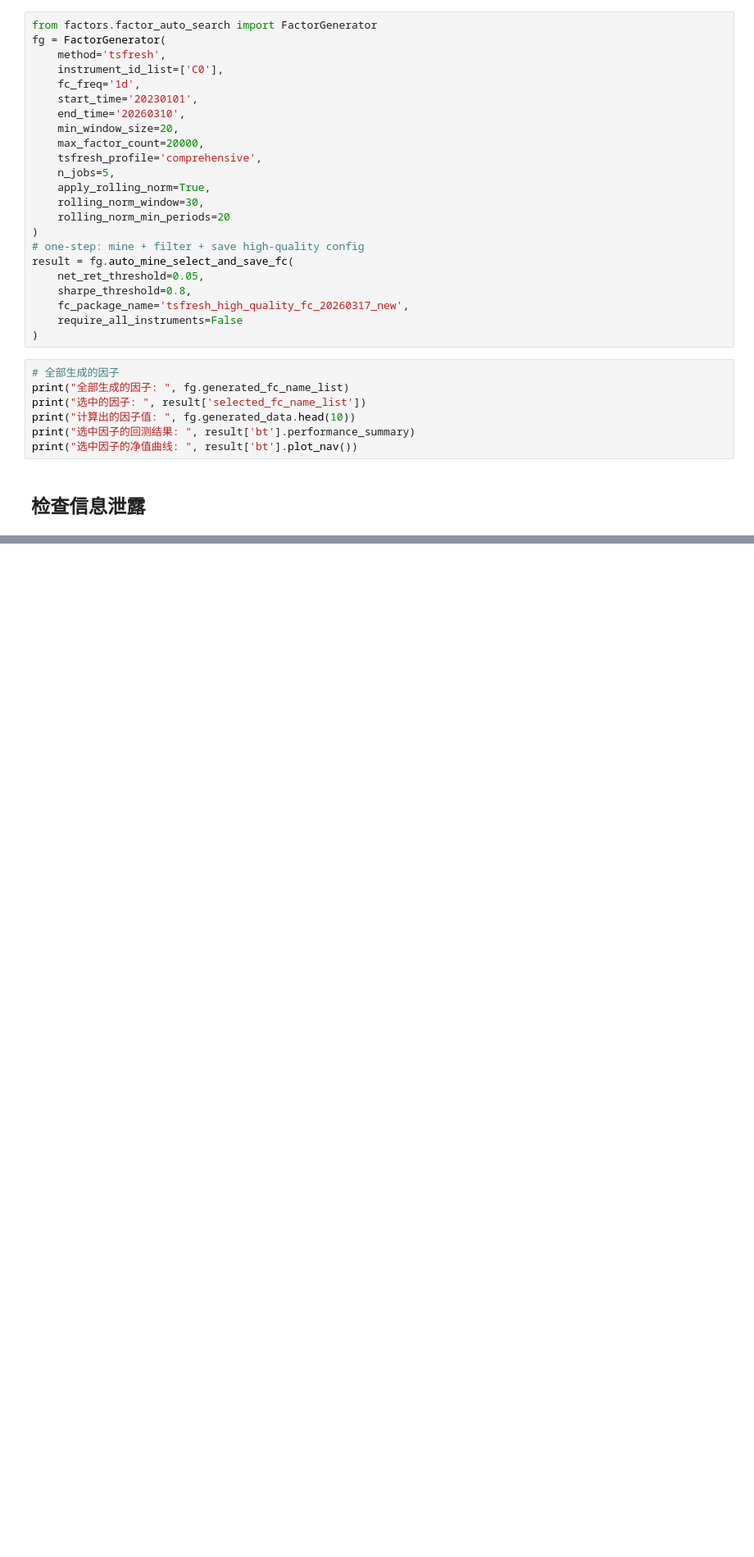
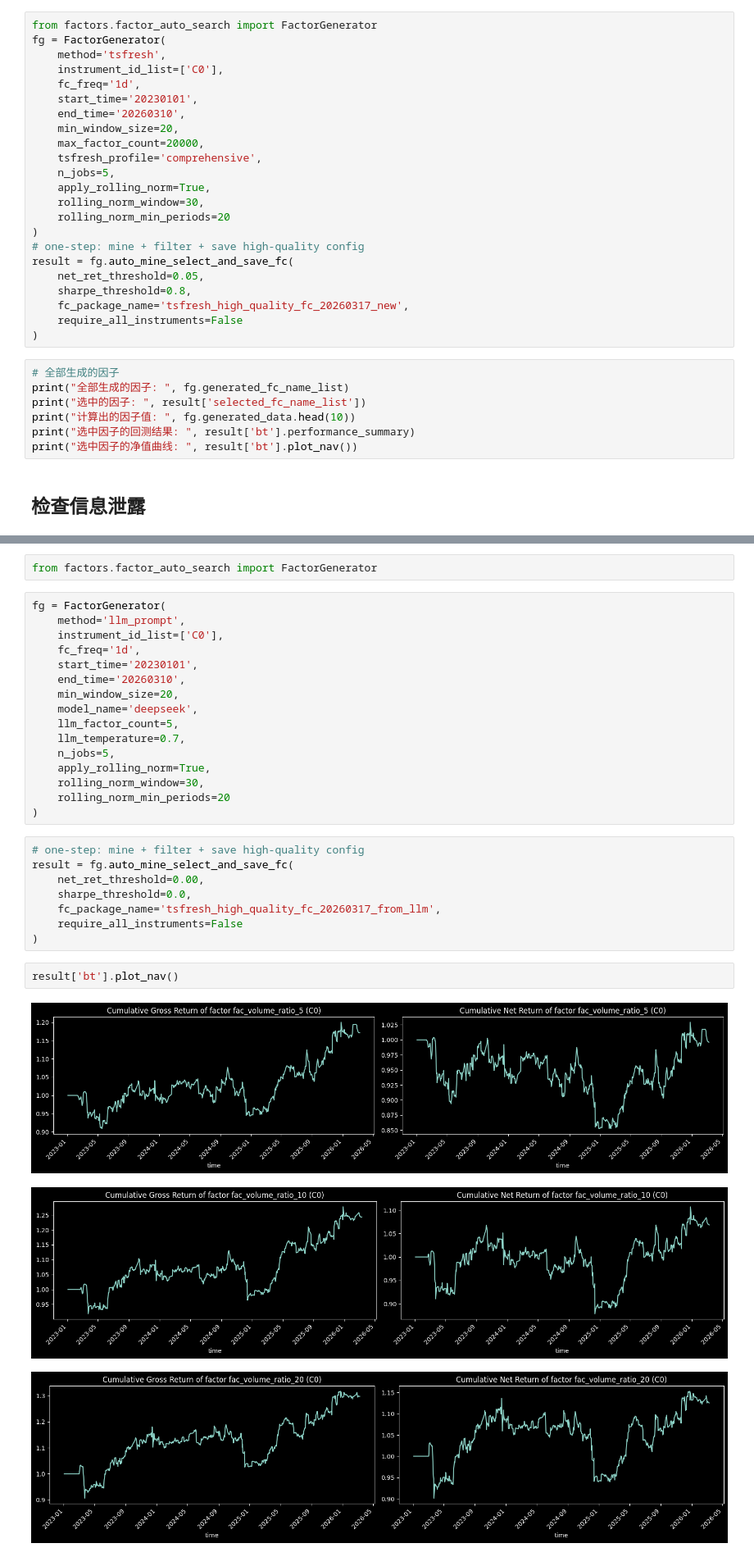
Before and after one commit to leoweng111/lionet, a Jupyter notebook: notebook/test_20260315.ipynb, the cells around one changed output, grey strips where cells are left out. Shown at 82% size. Drawn from its saved outputs; the diff is of its cells as text; blank space fills up the shorter version.

```diff
--- a/notebook/test_20260315.ipynb
+++ b/notebook/test_20260315.ipynb
@@ -469,0 +187,32 @@ result['performance_summary']
+# %%
+from factors.factor_auto_search import FactorGenerator
+# %%
+fg = FactorGenerator(
+    method='llm_prompt',
+    instrument_id_list=['C0'],
+    fc_freq='1d',
+    start_time='20230101',
+    end_time='20260310',
+    min_window_size=20,
+    model_name='deepseek',
+    llm_factor_count=5,
+    llm_temperature=0.7,
+    n_jobs=5,
+    apply_rolling_norm=True,
+    rolling_norm_window=30,
+    rolling_norm_min_periods=20
+)
+# %%
+# one-step: mine + filter + save high-quality config
+result = fg.auto_mine_select_and_save_fc(
+    net_ret_threshold=0.00,
+    sharpe_threshold=0.0,
+    fc_package_name='tsfresh_high_quality_fc_20260317_from_llm',
+    require_all_instruments=False
+)
+# %%
+result['bt'].plot_nav()
+# %% [output]
+[figure, added]
+[figure, added]
+[figure, added]
```
Also changed, not shown: parts of 32 cells of this notebook, 7 other files.
